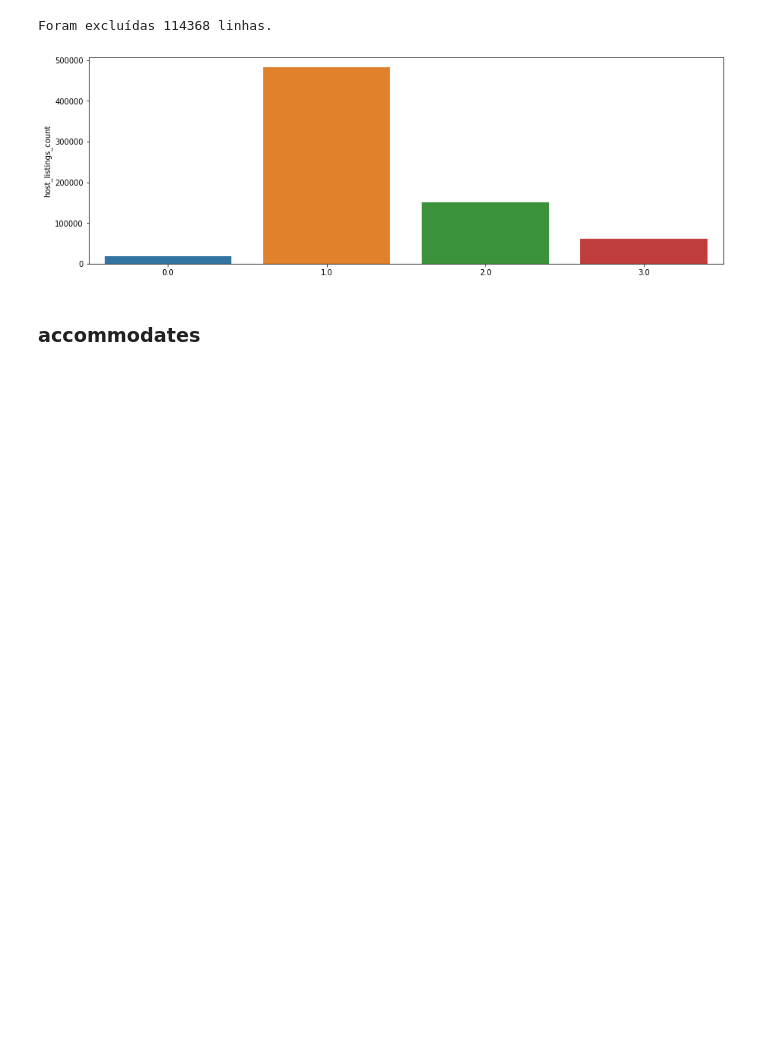
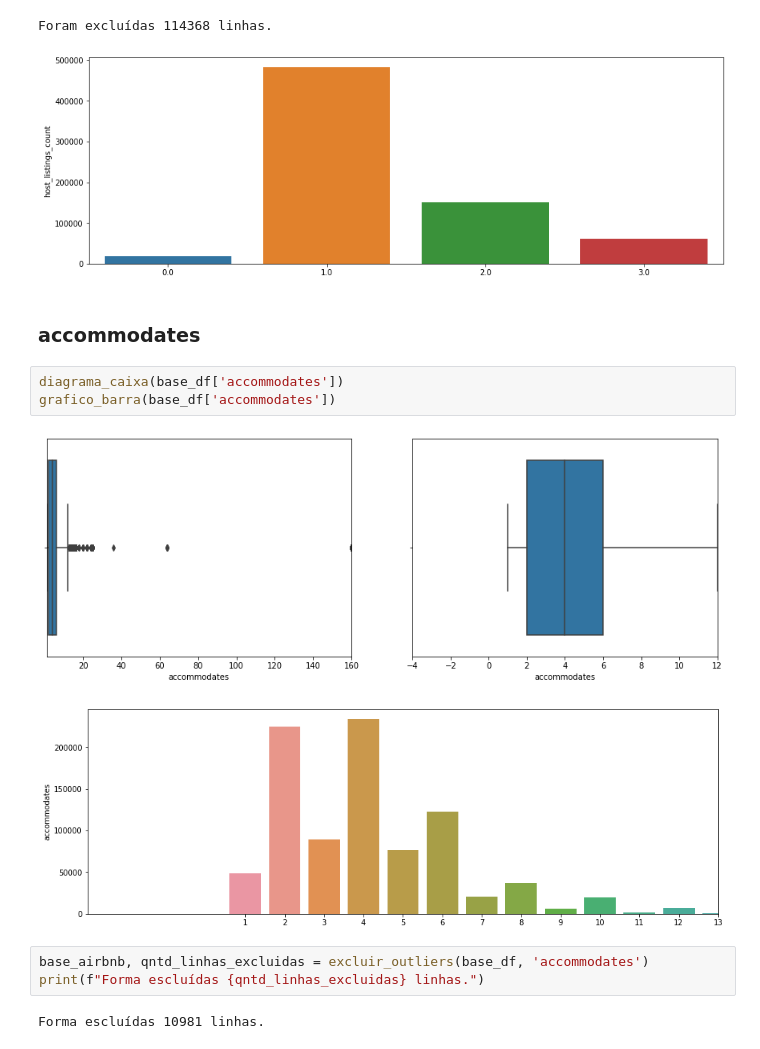
Before and after one commit to DouglasCarvalhoPereira/data_science, a Jupyter notebook: Solucao_previsao_valor.ipynb, the cells around one changed output. Drawn from its saved outputs; the diff is of its cells as text; blank space fills up the shorter version.

```diff
--- a/Solucao_previsao_valor.ipynb
+++ b/Solucao_previsao_valor.ipynb
@@ -343,3 +336,14 @@ Foram excluídas 114368 linhas.
 [figure]
 # %% [markdown]
 ### accommodates
+# %%
+diagrama_caixa(base_df['accommodates'])
+grafico_barra(base_df['accommodates'])
+# %% [output]
+[figure, added]
+[figure, added]
+# %%
+base_airbnb, qntd_linhas_excluidas = excluir_outliers(base_df, 'accommodates')
+print(f"Forma escluídas {qntd_linhas_excluidas} linhas.")
+# %% [output]
+Forma escluídas 10981 linhas.
```
Also changed, not shown: parts of 25 cells of this notebook.
